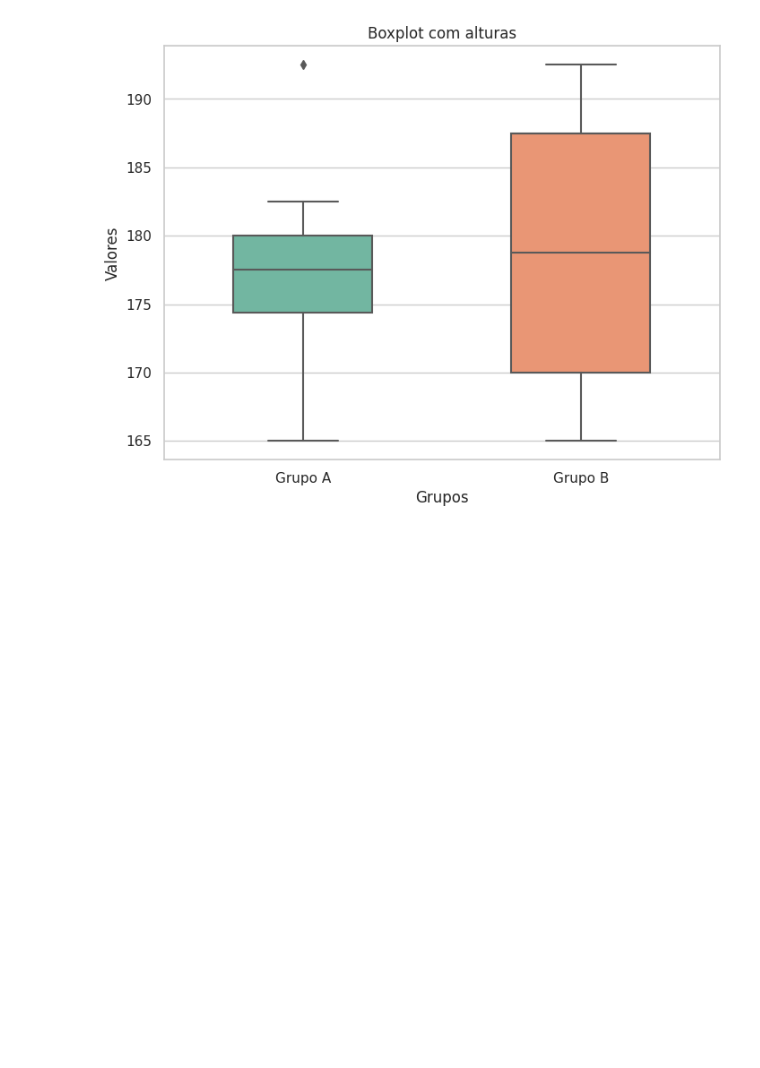
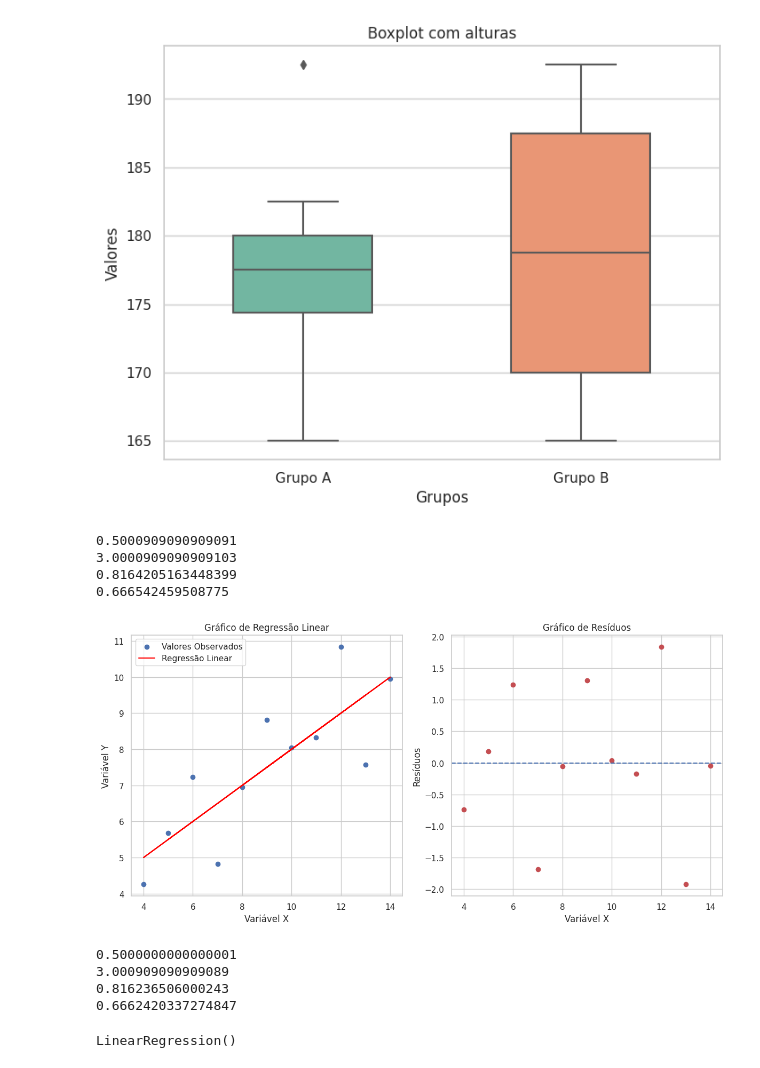
Before and after one commit to juliarmn/graficos_estatistica, a Jupyter notebook: estatistica.ipynb, the cells around one changed output. Drawn from its saved outputs; the diff is of its cells as text; code cells hidden in the pictures; blank space fills up the shorter version.

```diff
--- a/estatistica.ipynb
+++ b/estatistica.ipynb
@@ -513,3 +513,65 @@ plt.ylabel('Valores')
 plt.show()
 # %% [output]
 [figure]
+# %%
+import pandas as pd
+import seaborn as sns
+import matplotlib.pyplot as plt
+from sklearn.linear_model import LinearRegression
+from scipy import stats
+
+data = {
+    "x" : [10, 8, 13, 9, 11, 14, 6, 4, 12, 7, 5],
+    "yA" : [8.04, 6.95, 7.58, 8.81, 8.33, 9.96, 7.24, 4.26, 10.84, 4.82, 5.68],
+    "yB" : [9.14, 8.14, 8.74, 8.77, 9.26, 8.10, 6.13, 3.10, 9.13, 7.26, 4.74],
+    "yC" : [7.46, 8.77, 12.74, 7.11, 7.81, 8.84, 6.08, 5.39, 8.15, 6.42, 5.73],
+    "yD" : [6.58, 5.76, 7.71, 8.84, 8.47, 7.04, 5.25, 5.56, 7.91, 6.89, 12.50]
+}
+
+df = pd.DataFrame(data)
+
+slope, intercept, r_value, p_value, std_err = stats.linregress(df['x'], df['yA'])
+r_2 = r_value ** 2
+print(slope)
+print(intercept)
+print(r_value)
+print(r_2)
+X = df['x'].values.reshape(-1, 1)  # Reshape para uma matriz bidimensional
+Y = df['yA']
+
+model = LinearRegression()
+model.fit(X, Y)
+
+# Faça previsões com base no modelo
+predicted_Y = model.predict(X)
+
+# Calcule os resíduos (diferença entre os valores observados e previstos)
+residuals = Y - predicted_Y
+
+# Crie um gráfico de regressão linear
+plt.figure(figsize=(12, 6))
+plt.subplot(1, 2, 1)
+plt.scatter(X, Y, label='Valores Observados')
+plt.plot(X, predicted_Y, color='red', label='Regressão Linear')
+plt.xlabel("Variável X")
+plt.ylabel("Variável Y")
+plt.title("Gráfico de Regressão Linear")
+plt.legend()
+
+# Crie um gráfico de resíduos
+plt.subplot(1, 2, 2)
+plt.scatter(X, residuals, c='r')
+plt.axhline(y=0, color='b', linestyle='--')
+plt.xlabel("Variável X")
+plt.ylabel("Resíduos")
+plt.title("Gráfico de Resíduos")
+
+# Mostre os gráficos
+plt.tight_layout()
+plt.show()
+# %% [output]
+0.5000909090909091
+3.0000909090909103
+0.8164205163448399
+0.666542459508775
+[figure, added]
@@ -515,0 +597,18 @@ plt.show()
+# %%
+print(slope)
+print(intercept)
+print(r_value)
+print(r_value**2)
+# %% [output]
+0.5000000000000001
+3.000909090909089
+0.816236506000243
+0.6662420337274847
+# %%
+X = df['x'].values.reshape(-1, 1)
+Y = df['yB']
+
+model = LinearRegression()
+model.fit(X,Y)
+# %% [output]
+LinearRegression()
```
Also changed, not shown: parts of 18 cells of this notebook.
